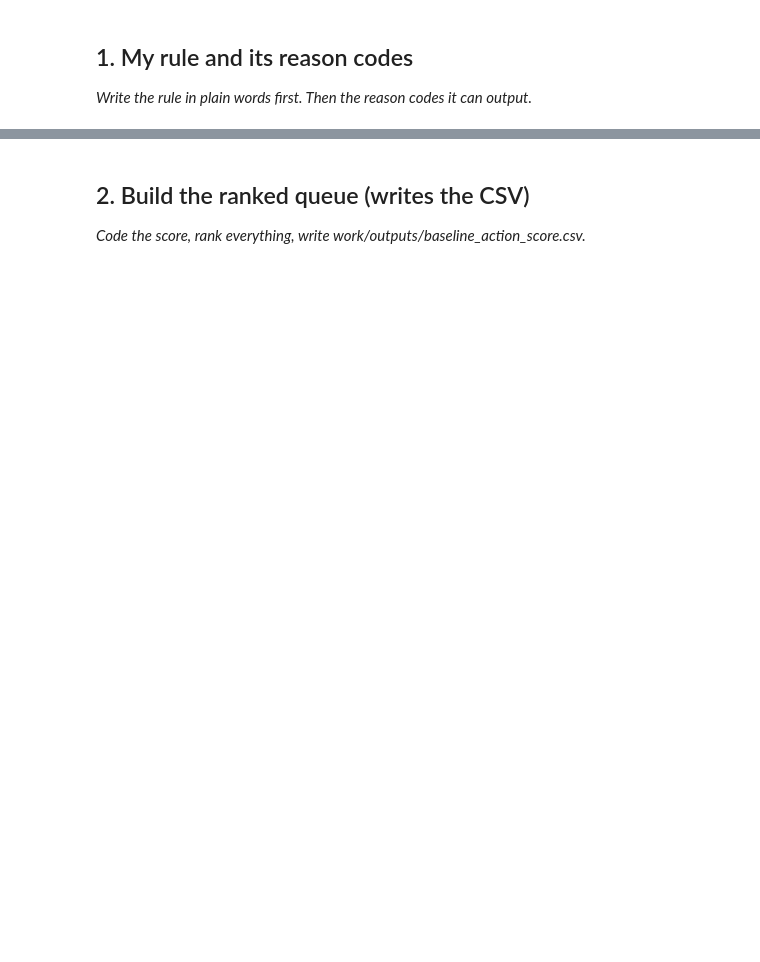
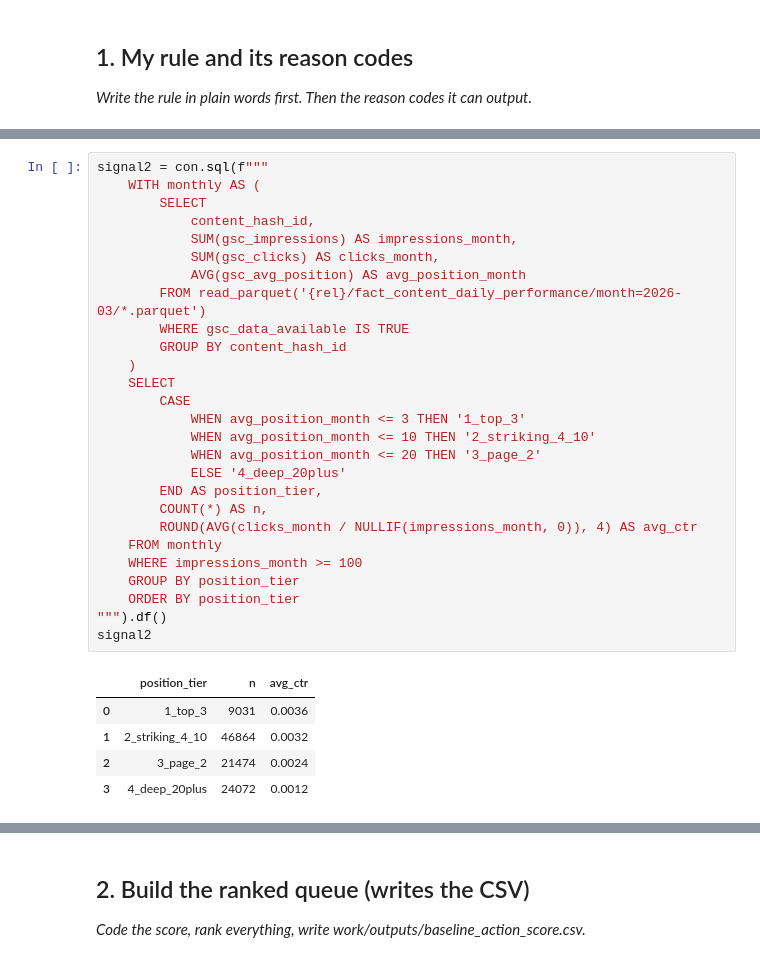
Before and after one commit to nooragab/flyrank-ml-internship, a Jupyter notebook: work/notebooks/w04_baseline_score.ipynb, the cells around one changed output, grey strips where cells are left out. Saved outputs shown, nothing was run; the diff lists cells and outputs as text; blank space fills up the shorter version.

```diff
--- a/work/notebooks/w04_baseline_score.ipynb
+++ b/work/notebooks/w04_baseline_score.ipynb
@@ -15,0 +82,33 @@ This skeleton is yours to fill. Work the sections **in order** — each one has
+# %%
+signal2 = con.sql(f"""
+    WITH monthly AS (
+        SELECT
+            content_hash_id,
+            SUM(gsc_impressions) AS impressions_month,
+            SUM(gsc_clicks) AS clicks_month,
+            AVG(gsc_avg_position) AS avg_position_month
+        FROM read_parquet('{rel}/fact_content_daily_performance/month=2026-03/*.parquet')
+        WHERE gsc_data_available IS TRUE
+        GROUP BY content_hash_id
+    )
+    SELECT
+        CASE
+            WHEN avg_position_month <= 3 THEN '1_top_3'
+            WHEN avg_position_month <= 10 THEN '2_striking_4_10'
+            WHEN avg_position_month <= 20 THEN '3_page_2'
+            ELSE '4_deep_20plus'
+        END AS position_tier,
+        COUNT(*) AS n,
+        ROUND(AVG(clicks_month / NULLIF(impressions_month, 0)), 4) AS avg_ctr
+    FROM monthly
+    WHERE impressions_month >= 100
+    GROUP BY position_tier
+    ORDER BY position_tier
+""").df()
+signal2
+# %% [output]
+|  | position_tier | n | avg_ctr |
+| 0 | 1_top_3 | 9031 | 0.0036 |
+| 1 | 2_striking_4_10 | 46864 | 0.0032 |
+| 2 | 3_page_2 | 21474 | 0.0024 |
+| 3 | 4_deep_20plus | 24072 | 0.0012 |
```
Also changed, not shown: parts of 19 cells of this notebook.
